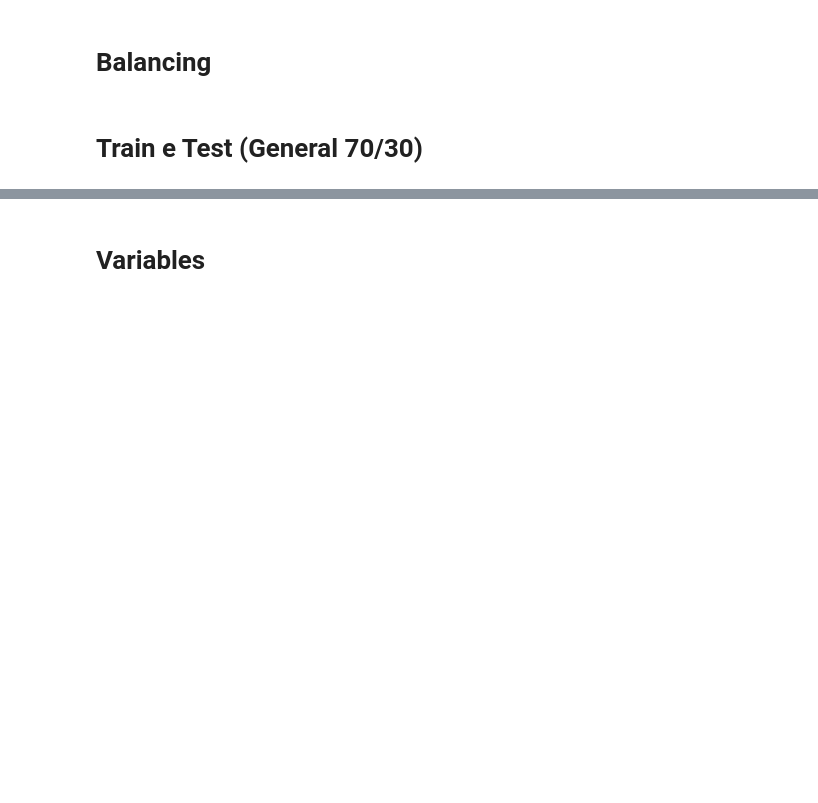
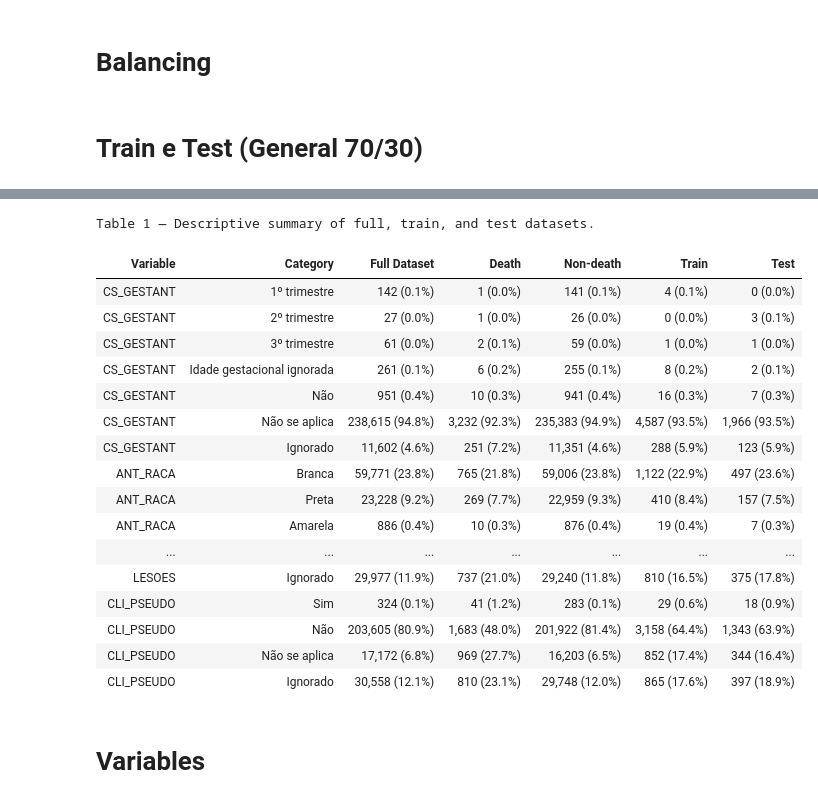
Before and after one commit to nataliateixeira-stats/Death-Prediction-Analysis-Congenital-Syphilis, a Jupyter notebook: scripts/python/2. ML Models - train test - 70 30.ipynb, the cells around one changed output, grey strips where cells are left out. Cells and saved outputs as stored; diff of their text form; code cells hidden in the pictures; blank space fills up the shorter version.

```diff
--- a/scripts/python/2. ML Models - train test - 70 30.ipynb
+++ b/scripts/python/2. ML Models - train test - 70 30.ipynb
@@ -166,12 +218,12 @@ Index(['NU_IDADE_N', 'CS_GESTANT', 'CS_RACA', 'CS_ESCOL_N', 'ANT_IDADE',
 # Data manipulation
 # %%
 # Separate categorical and numeric variables
-categorical_features = ['CS_GESTANT', 'CS_RACA', 'CS_ESCOL_N', 'ANT_RACA', 'ESCOLMAE', 'ANT_PRE_NA',
+categorical_features = ['CS_GESTANT', 'ANT_RACA', 'ESCOLMAE', 'ANT_PRE_NA',
                         'ANTSIFIL_N', 'TRA_ESQUEM', 'ANT_TRATAD', 'TRA_DIAG_T', 'TRA_ESQU_1',
                         'CLI_ICTERI', 'CLI_RINITE', 'CLI_ANEMIA', 'CLI_ESPLEN','HEPATO',
                         'CLI_OSTEO', 'LESOES', 'CLI_PSEUDO']
 
-numerical_features = [col for col in data_cleaned.columns if col not in categorical_features + ['OBITO_SIFILIS', 'ABORTION', 'STILLBORN']]
+numerical_features = [col for col in data_cleaned.columns if col not in categorical_features + ['OBITO_SIFILIS']]
 
 # Create copies of the variable lists to avoid modifications to the original (and to be used in another implementation)
 categorical_features_rm = categorical_features.copy()
@@ -189,0 +357,28 @@ Copy of original numerical variables: ['NU_IDADE_N', 'ANT_IDADE']
+# %%
+for var, labels in labels_dict.items():
+    if var in data_cleaned.columns:
+        print(f"\n===== {var} =====")
+
+        # Substitui valores ausentes por 9 (Ignorado)
+        data_cleaned[var] = data_cleaned[var].fillna(9)
+
+        # Garante que todos os valores sejam numéricos
+        data_cleaned[var] = pd.to_numeric(data_cleaned[var], errors="coerce").fillna(9).astype(int)
+
+        # Cria coluna label para interpretação
+        label_col = f"{var}_LABEL"
+        data_cleaned[label_col] = data_cleaned[var].map(labels).astype("category")
+
+        # Cálculo das frequências
+        abs_freq = data_cleaned[label_col].value_counts(dropna=False)
+        rel_freq = data_cleaned[label_col].value_counts(normalize=True, dropna=False) * 100
+
+        # Montagem da tabela
+        freq_table = pd.DataFrame({
+            "Category": abs_freq.index,
+            "Absolute Frequency": abs_freq.values,
+            "Relative Frequency (%)": rel_freq.values.round(2)
+        }).reset_index(drop=True)
+
+        # Exibição
+        display(freq_table)
@@ -209,3 +548,34 @@ X_train, X_test, y_train, y_test = train_test_split(X_resampled, y_resampled, te
+# %%
+styled_table = (
+    descriptive_table.style
+    .hide(axis="index")
+    .set_table_styles([
+        {"selector": "th", "props": "font-weight: bold; text-align: center;"},
+        {"selector": "td", "props": "text-align: center;"},
+    ])
+    .set_caption("Table 1 — Descriptive summary of full, train, and test datasets.")
+)
+
+display(styled_table)
+# %% [output]
+Table 1 — Descriptive summary of full, train, and test datasets.
+| Variable | Category | Full Dataset | Death | Non-death | Train | Test |
+| CS_GESTANT | 1º trimestre | 142 (0.1%) | 1 (0.0%) | 141 (0.1%) | 4 (0.1%) | 0 (0.0%) |
+| CS_GESTANT | 2º trimestre | 27 (0.0%) | 1 (0.0%) | 26 (0.0%) | 0 (0.0%) | 3 (0.1%) |
+| CS_GESTANT | 3º trimestre | 61 (0.0%) | 2 (0.1%) | 59 (0.0%) | 1 (0.0%) | 1 (0.0%) |
+| CS_GESTANT | Idade gestacional ignorada | 261 (0.1%) | 6 (0.2%) | 255 (0.1%) | 8 (0.2%) | 2 (0.1%) |
+| CS_GESTANT | Não | 951 (0.4%) | 10 (0.3%) | 941 (0.4%) | 16 (0.3%) | 7 (0.3%) |
+| CS_GESTANT | Não se aplica | 238,615 (94.8%) | 3,232 (92.3%) | 235,383 (94.9%) | 4,587 (93.5%) | 1,966 (93.5%) |
+| CS_GESTANT | Ignorado | 11,602 (4.6%) | 251 (7.2%) | 11,351 (4.6%) | 288 (5.9%) | 123 (5.9%) |
+| ANT_RACA | Branca | 59,771 (23.8%) | 765 (21.8%) | 59,006 (23.8%) | 1,122 (22.9%) | 497 (23.6%) |
+| ANT_RACA | Preta | 23,228 (9.2%) | 269 (7.7%) | 22,959 (9.3%) | 410 (8.4%) | 157 (7.5%) |
+| ANT_RACA | Amarela | 886 (0.4%) | 10 (0.3%) | 876 (0.4%) | 19 (0.4%) | 7 (0.3%) |
+| ... | ... | ... | ... | ... | ... | ... |
+| LESOES | Ignorado | 29,977 (11.9%) | 737 (21.0%) | 29,240 (11.8%) | 810 (16.5%) | 375 (17.8%) |
+| CLI_PSEUDO | Sim | 324 (0.1%) | 41 (1.2%) | 283 (0.1%) | 29 (0.6%) | 18 (0.9%) |
+| CLI_PSEUDO | Não | 203,605 (80.9%) | 1,683 (48.0%) | 201,922 (81.4%) | 3,158 (64.4%) | 1,343 (63.9%) |
+| CLI_PSEUDO | Não se aplica | 17,172 (6.8%) | 969 (27.7%) | 16,203 (6.5%) | 852 (17.4%) | 344 (16.4%) |
+| CLI_PSEUDO | Ignorado | 30,558 (12.1%) | 810 (23.1%) | 29,748 (12.0%) | 865 (17.6%) | 397 (18.9%) |
 # %% [markdown]
 # Variables
 # %%
```
Also changed, not shown: parts of 25 cells of this notebook, 1 other file.
